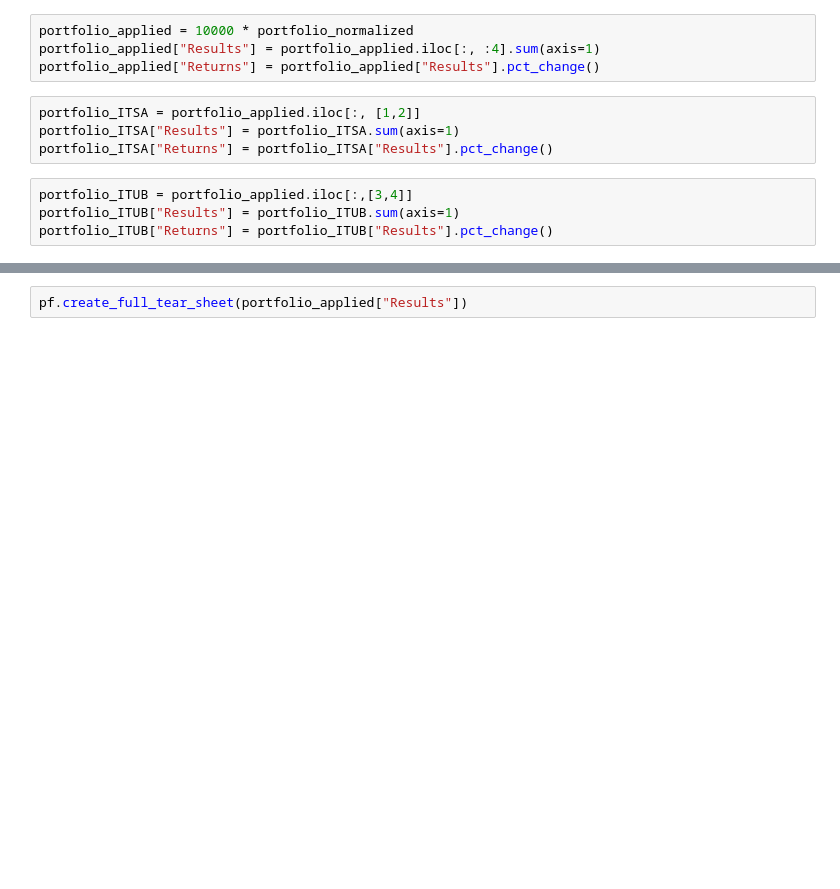
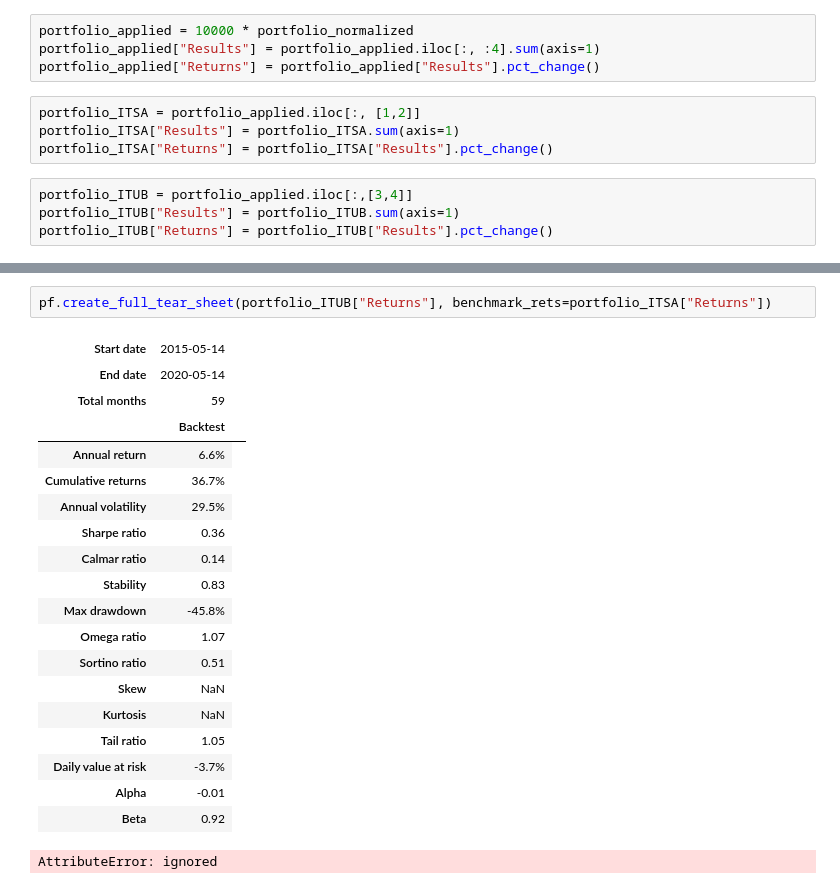
Before and after one commit to fonsecajr/Projects, a Jupyter notebook: Ações_Analises3.ipynb, the cells around one changed output, grey strips where cells are left out. Drawn from its saved outputs; the diff is of its cells as text; blank space fills up the shorter version.

```diff
--- a/Ações_Analises3.ipynb
+++ b/Ações_Analises3.ipynb
@@ -113,5 +119,26 @@ ValueError: ignored
-# %%
-pf.create_full_tear_sheet(portfolio_applied["Results"])
+# %%
+pf.create_full_tear_sheet(portfolio_ITUB["Returns"], benchmark_rets=portfolio_ITSA["Returns"])
+# %% [output]
+| Start date | 2015-05-14 |  |
+| End date | 2020-05-14 |  |
+| Total months | 59 |  |
+|  | Backtest |
+| Annual return | 6.6% |
+| Cumulative returns | 36.7% |
+| Annual volatility | 29.5% |
+| Sharpe ratio | 0.36 |
+| Calmar ratio | 0.14 |
+| Stability | 0.83 |
+| Max drawdown | -45.8% |
+| Omega ratio | 1.07 |
+| Sortino ratio | 0.51 |
+| Skew | NaN |
+| Kurtosis | NaN |
+| Tail ratio | 1.05 |
+| Daily value at risk | -3.7% |
+| Alpha | -0.01 |
+| Beta | 0.92 |
+AttributeError: ignored
 # %%
 pf.create_full_tear_sheet(portfolio_applied["Returns"], benchmark_rets=portfolio_applied["^BVSP"])
 # %% [output]
```
Also changed, not shown: parts of 4 cells of this notebook.
